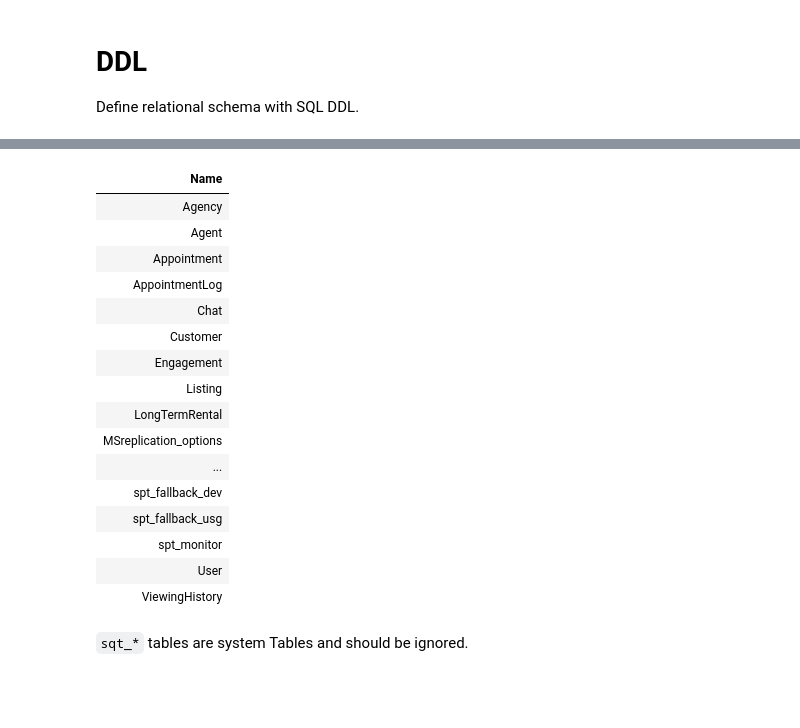
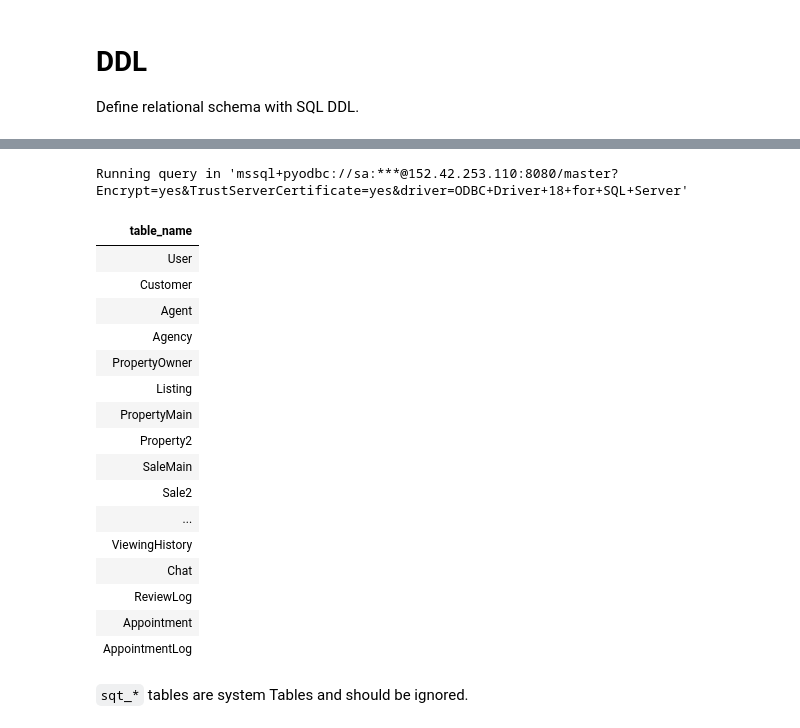
Before and after one commit to mrzzy/ntu-sc2207, a Jupyter notebook: lab.ipynb, the cells around one changed output, grey strips where cells are left out. Drawn from its saved outputs; the diff is of its cells as text; code cells hidden in the pictures; blank space fills up the shorter version.

```diff
--- a/lab.ipynb
+++ b/lab.ipynb
@@ -297,25 +363,29 @@ Running query in 'mssql+pyodbc://sa:***@localhost:1433/master?Encrypt=yes&TrustS
 ++
 ++
 # %%
-%sqlcmd  tables
+%%sql
+SELECT table_name FROM INFORMATION_SCHEMA.TABLES
+WHERE table_name NOT LIKE 'spt_%'
+  AND table_name <> 'MSreplication_options'
 # %% [output]
+Running query in 'mssql+pyodbc://sa:***@152.42.253.110:8080/master?Encrypt=yes&TrustServerCertificate=yes&driver=ODBC+Driver+18+for+SQL+Server'
-| Name |
+| table_name |
+| User |
+| Customer |
+| Agent |
 | Agency |
-| Agent |
+| PropertyOwner |
+| Listing |
+| PropertyMain |
+| Property2 |
+| SaleMain |
+| Sale2 |
+| ... |
+| ViewingHistory |
+| Chat |
+| ReviewLog |
 | Appointment |
 | AppointmentLog |
-| Chat |
-| Customer |
-| Engagement |
-| Listing |
-| LongTermRental |
-| MSreplication_options |
-| ... |
-| spt_fallback_dev |
-| spt_fallback_usg |
-| spt_monitor |
-| User |
-| ViewingHistory |
 # %% [markdown]
 `sqt_*` tables are system Tables and should be ignored.
 # %% [markdown]
```
Also changed, not shown: parts of 12 cells of this notebook.
